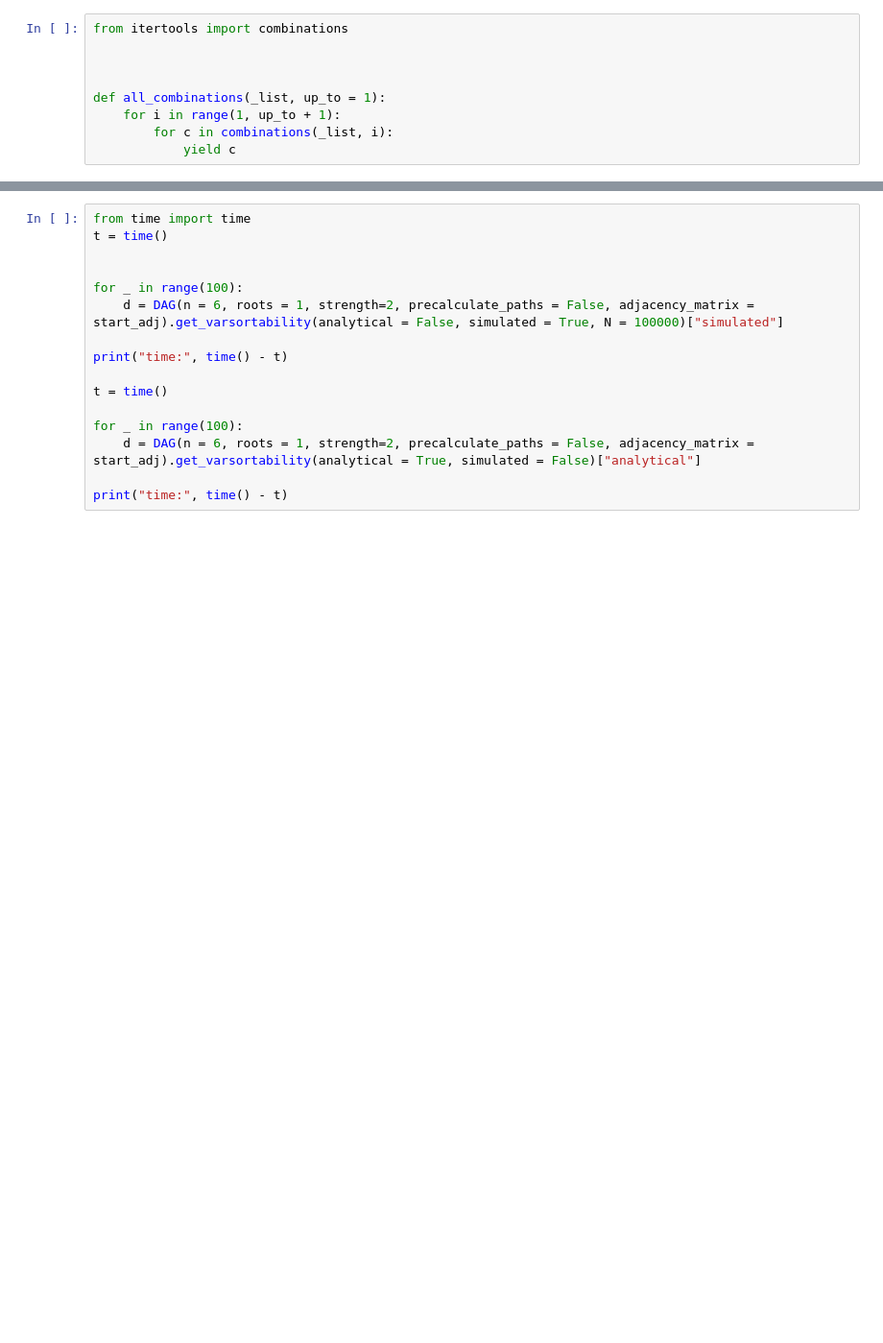
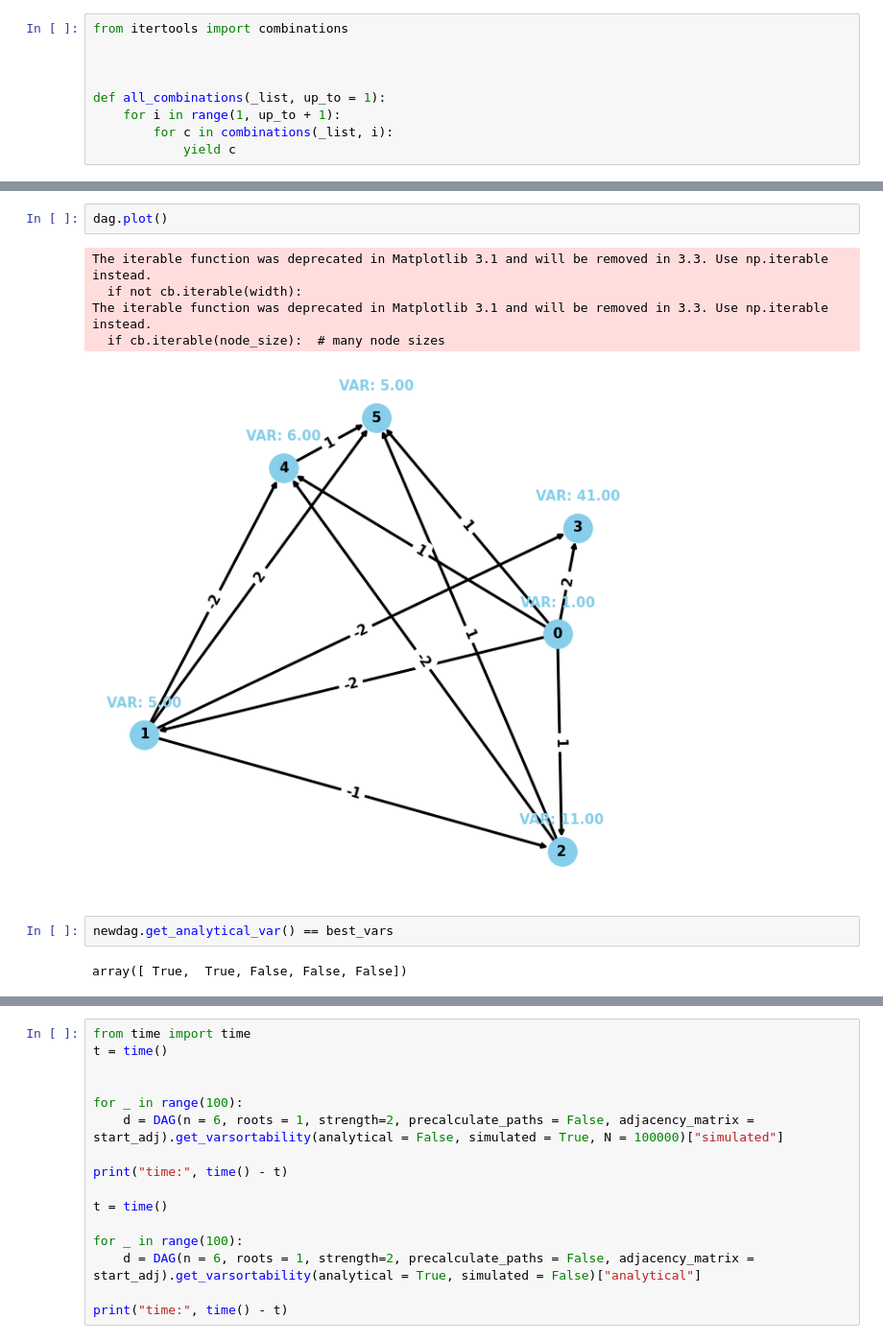
Before and after one commit to JakobSchauser/PUK_softwoods, a Jupyter notebook: Code/dag.ipynb, the cells around one changed output, grey strips where cells are left out. Shown: that part at 96% size. Drawn from its saved outputs; the diff is of its cells as text; blank space fills up the shorter version.

```diff
--- a/Code/dag.ipynb
+++ b/Code/dag.ipynb
@@ -254,0 +394,12 @@ final varsortability: 1.0
+# %%
+dag.plot()
+# %% [output]
+The iterable function was deprecated in Matplotlib 3.1 and will be removed in 3.3. Use np.iterable instead.
+  if not cb.iterable(width):
+The iterable function was deprecated in Matplotlib 3.1 and will be removed in 3.3. Use np.iterable instead.
+  if cb.iterable(node_size):  # many node sizes
+[figure, added]
+# %%
+newdag.get_analytical_var() == best_vars
+# %% [output]
+array([ True,  True, False, False, False])
```
Also changed, not shown: parts of 16 cells of this notebook.
